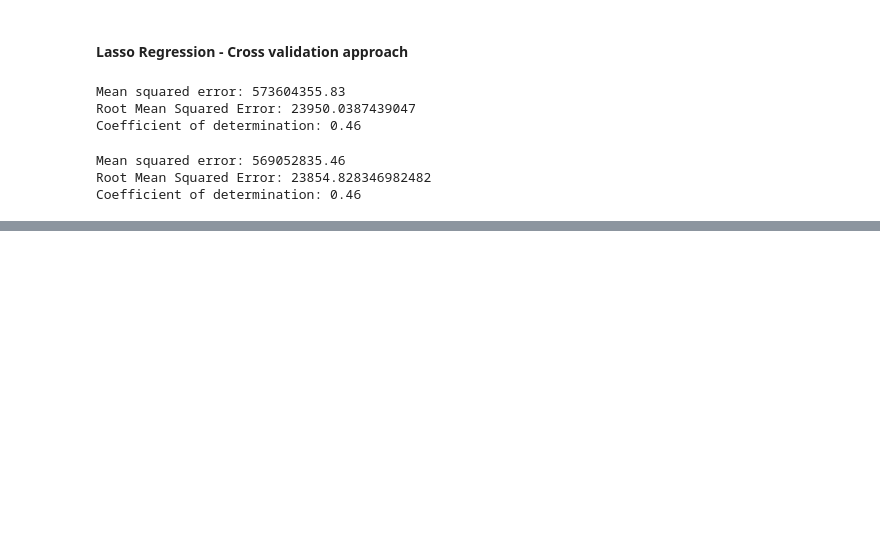
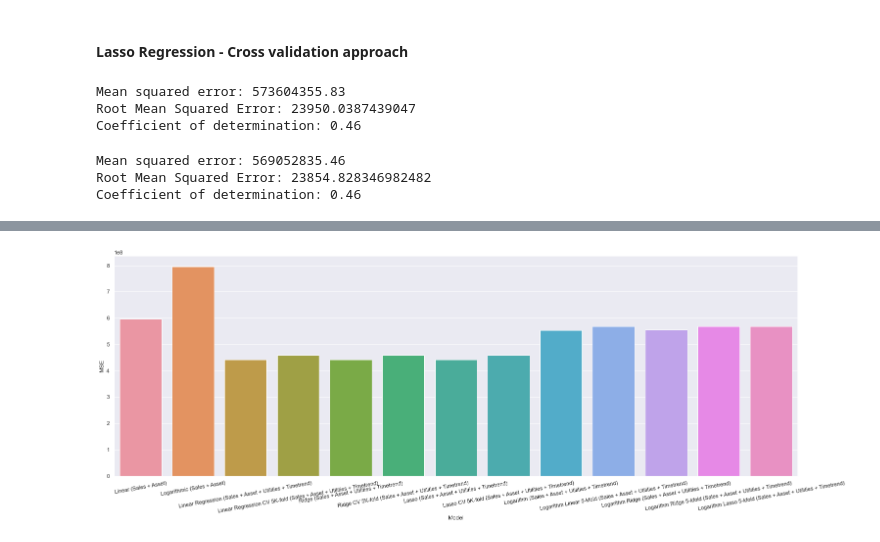
Before and after one commit to maralinetorres/BU-Capstone-Predicting-Environmental-Actions, a Jupyter notebook: Sprint #4 - Notebooks/Sprint4_Models_Evaluation.ipynb, the cells around one changed output, grey strips where cells are left out. Saved outputs shown, nothing was run; the diff lists cells and outputs as text; code cells hidden in the pictures; blank space fills up the shorter version.

Commit message:
Submit the model 4

```diff
--- a/Sprint #4 - Notebooks/Sprint4_Models_Evaluation.ipynb
+++ b/Sprint #4 - Notebooks/Sprint4_Models_Evaluation.ipynb
@@ -598,6 +637,10 @@ print('Coefficient of determination: %.2f'% metrics.r2_score(y_test, yhat_ridge)
 Mean squared error: 555343418.68
 Root Mean Squared Error: 23565.725507147083
 Coefficient of determination: 0.58
+# %%
+df_model_eval.loc[len(df_model_eval.index)] = ['Logarithm Ridge (Sales + Asset + Utilities + Timetrend)', metrics.mean_squared_error(y_test, yhat_ridge), np.sqrt(metrics.mean_squared_error(y_test, yhat_ridge)), metrics.r2_score(ytest, yhat_ridge)]
+# %%
+df_model_eval.reset_index(inplace = True, drop = True)
 # %% [markdown]
 #### Ridge Regression - Cross validation approach
 # %%
@@ -618,6 +661,8 @@ kfold_cross_validation(2,X,y,ridge_1)
 Mean squared error: 561973353.59
 Root Mean Squared Error: 23705.97717005797
 Coefficient of determination: 0.47
+# %%
+df_model_eval.loc[len(df_model_eval.index)] = ['Logarithm Ridge 5-kfold (Sales + Asset + Utilities + Timetrend)', 569122863.08,23856.29,0.46 ]
 # %% [markdown]
 #### Lasso - Validation set approach
 # %%
@@ -672,4 +717,6 @@ kfold_cross_validation(5, X,y,lasso)
 Mean squared error: 569052835.46
 Root Mean Squared Error: 23854.828346982482
 Coefficient of determination: 0.46
+# %%
+df_model_eval.loc[len(df_model_eval.index)] = ['Logarithm Lasso 5-kfold (Sales + Asset + Utilities + Timetrend)', 569052835.46,23854.83,0.46 ]
 # %% [markdown]
@@ -679,0 +747,9 @@ All four predictive models had a big RSME when predicting the GHG Scope. Model 3
+# %%
+sns.set(rc={'figure.figsize':(25,8.27)})
+g = sns.barplot('Model', 'MSE', data = df_model_eval)
+for item in g.get_xticklabels():
+    item.set_rotation(10)
+
+g.figure.savefig('Model MSEs.png', bbox_inches='tight');
+# %% [output]
+[figure, added]
```
Also changed, not shown: parts of 38 cells of this notebook, 3 other files.
